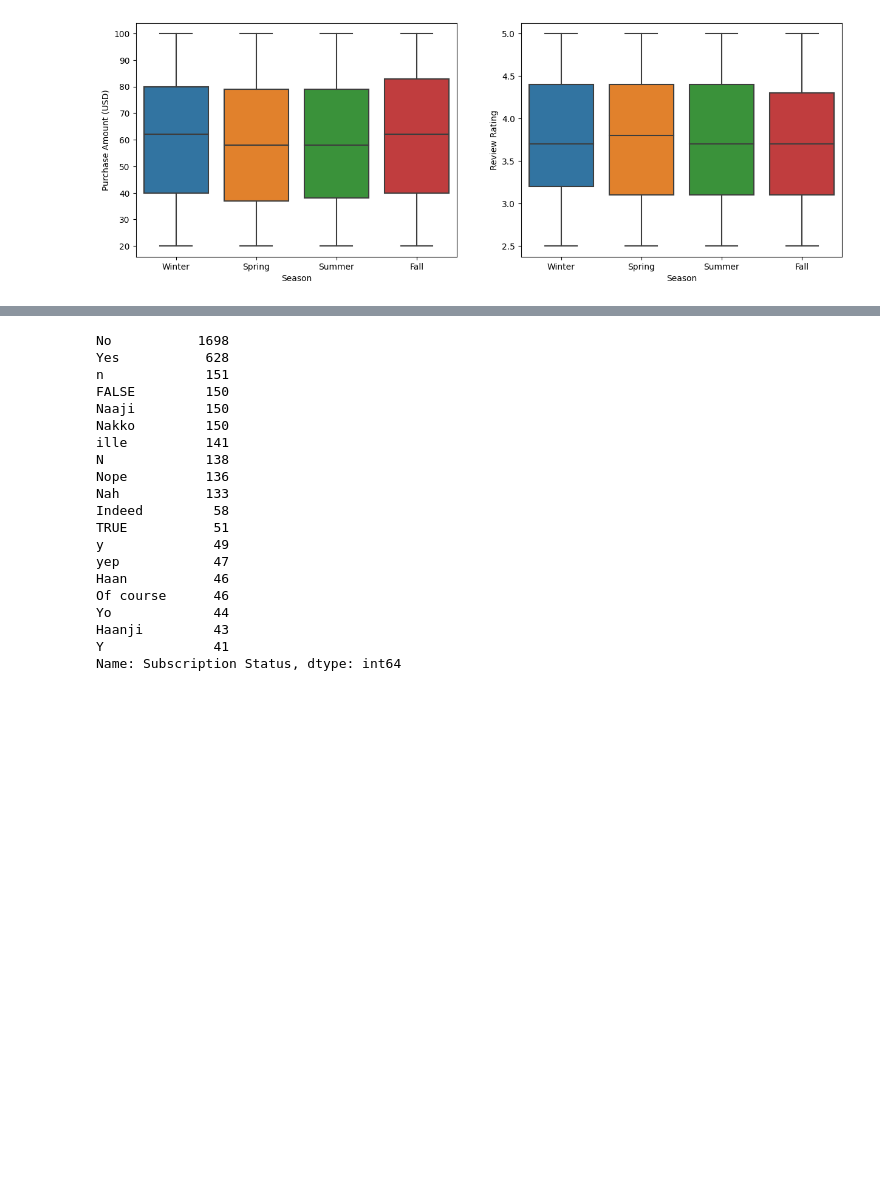
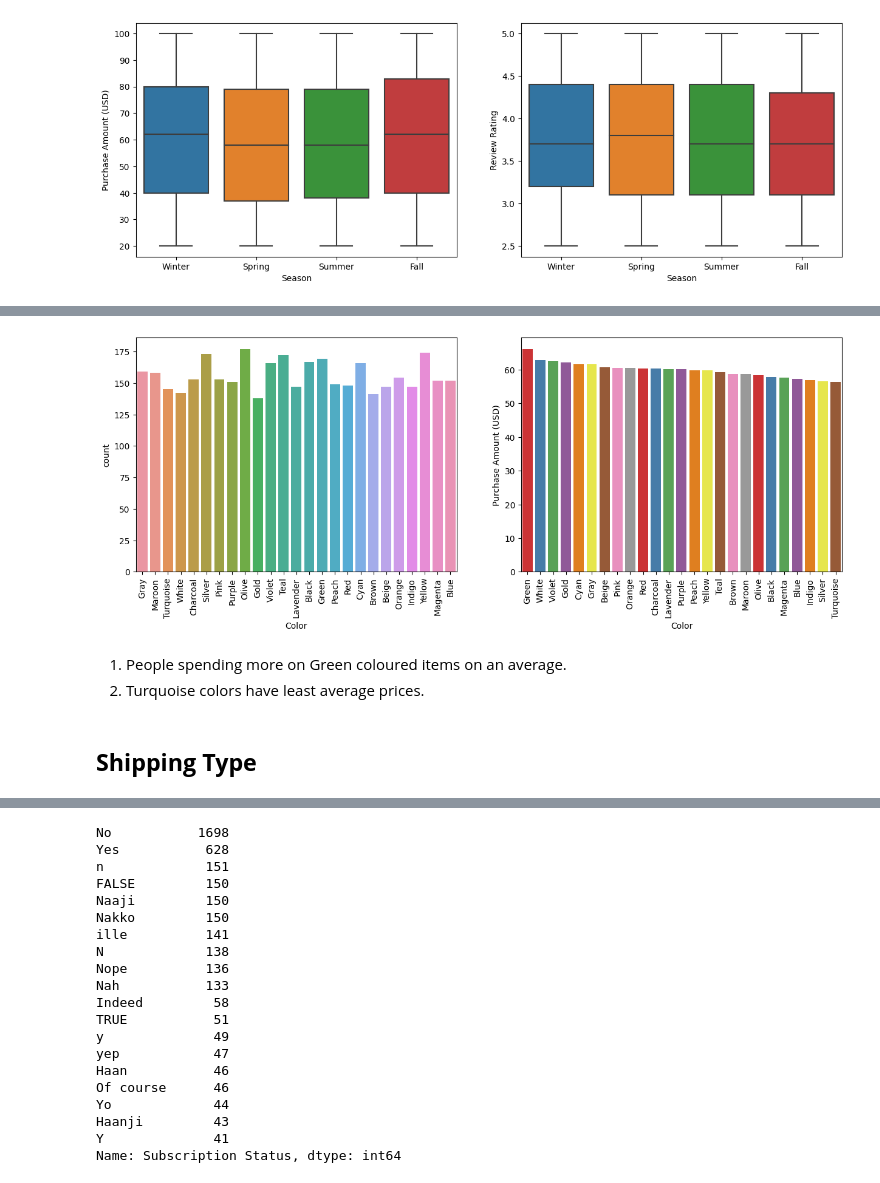
Before and after one commit to devroopsaha744/Data-Analytics-project-on-Used-Cards-Dataset, a Jupyter notebook: MLCOE_TASK_1_eda_Part2.ipynb, the cells around one changed output, grey strips where cells are left out. Saved outputs shown, nothing was run; the diff lists cells and outputs as text; code cells hidden in the pictures; blank space fills up the shorter version.

```diff
--- a/MLCOE_TASK_1_eda_Part2.ipynb
+++ b/MLCOE_TASK_1_eda_Part2.ipynb
@@ -499,0 +524,3 @@ sns.boxplot(x = 'Season', y = 'Review Rating', data = df, ax = axes[1])
+# %%
+color = pd.DataFrame(df.groupby('Color')['Purchase Amount (USD)'].mean()).reset_index().sort_values(by = 'Purchase Amount (USD)', ascending = False)
+color
@@ -499,0 +545,14 @@ sns.boxplot(x = 'Season', y = 'Review Rating', data = df, ax = axes[1])
+# %%
+fig, axes = plt.subplots(1,2, figsize = (15,5))
+sns.barplot(x = 'Color', y = 'Purchase Amount (USD)', data = color, palette = 'Set1', ax = axes[1])
+sns.countplot(x='Color', data = df, ax = axes[0])
+axes[0].set_xticklabels(axes[0].get_xticklabels(), rotation=90)
+axes[1].set_xticklabels(axes[1].get_xticklabels(), rotation=90)
+plt.show()
+# %% [output]
+[figure, added]
+# %% [markdown]
+1. People spending more on Green coloured items on an average.
+2. Turquoise colors have least average prices.
+# %% [markdown]
+## **Shipping Type**
```
Also changed, not shown: parts of 28 cells of this notebook.
